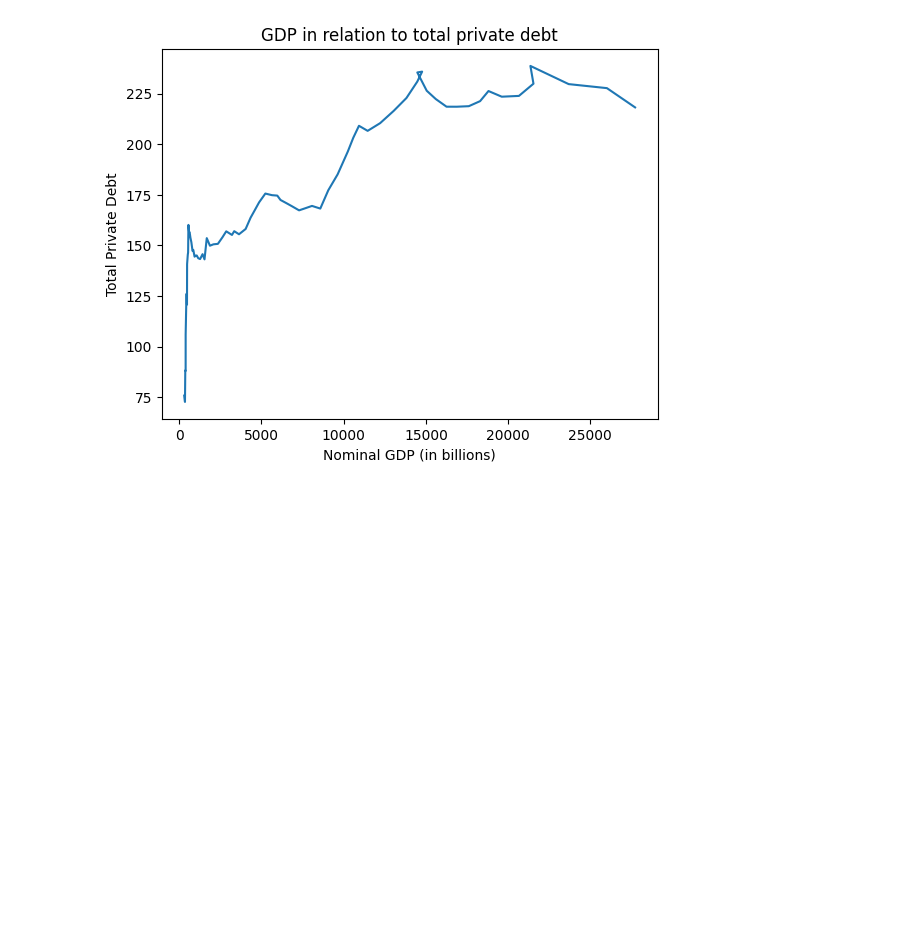
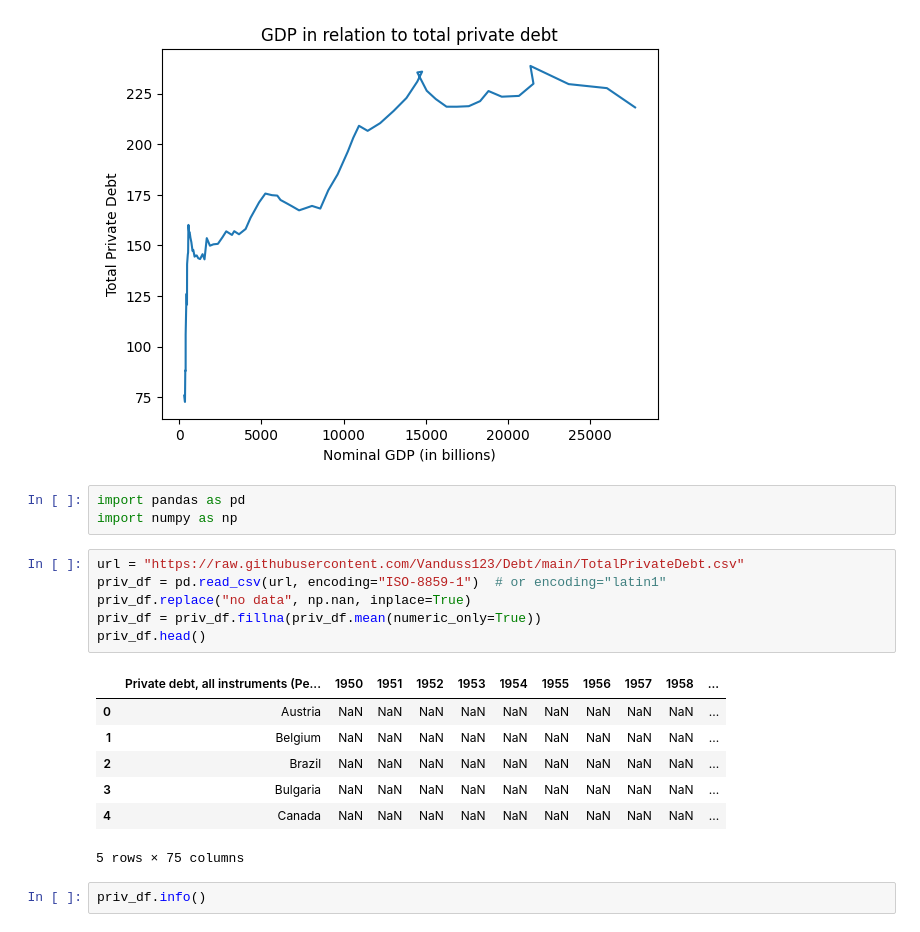
Before and after one commit to Vanduss123/Debt, a Jupyter notebook: DebtProject.ipynb, the cells around one changed output. Drawn from its saved outputs; the diff is of its cells as text; blank space fills up the shorter version.

```diff
--- a/DebtProject.ipynb
+++ b/DebtProject.ipynb
@@ -217,3 +230,22 @@ plt.plot()
 [figure]
 []
 [figure]
+# %%
+import pandas as pd
+import numpy as np
+# %%
+url = "https://raw.githubusercontent.com/Vanduss123/Debt/main/TotalPrivateDebt.csv"
+priv_df = pd.read_csv(url, encoding="ISO-8859-1")  # or encoding="latin1"
+priv_df.replace("no data", np.nan, inplace=True)
+priv_df = priv_df.fillna(priv_df.mean(numeric_only=True))
+priv_df.head()
+# %% [output]
+|  | Private debt, all instruments (Pe... | 1950 | 1951 | 1952 | 1953 | 1954 | 1955 | 1956 | 1957 | 1958 | ... |
+| 0 | Austria | NaN | NaN | NaN | NaN | NaN | NaN | NaN | NaN | NaN | ... |
+| 1 | Belgium | NaN | NaN | NaN | NaN | NaN | NaN | NaN | NaN | NaN | ... |
+| 2 | Brazil | NaN | NaN | NaN | NaN | NaN | NaN | NaN | NaN | NaN | ... |
+| 3 | Bulgaria | NaN | NaN | NaN | NaN | NaN | NaN | NaN | NaN | NaN | ... |
+| 4 | Canada | NaN | NaN | NaN | NaN | NaN | NaN | NaN | NaN | NaN | ... |
+5 rows × 75 columns
+# %%
+priv_df.info()
```
Also changed, not shown: parts of 4 cells of this notebook.
